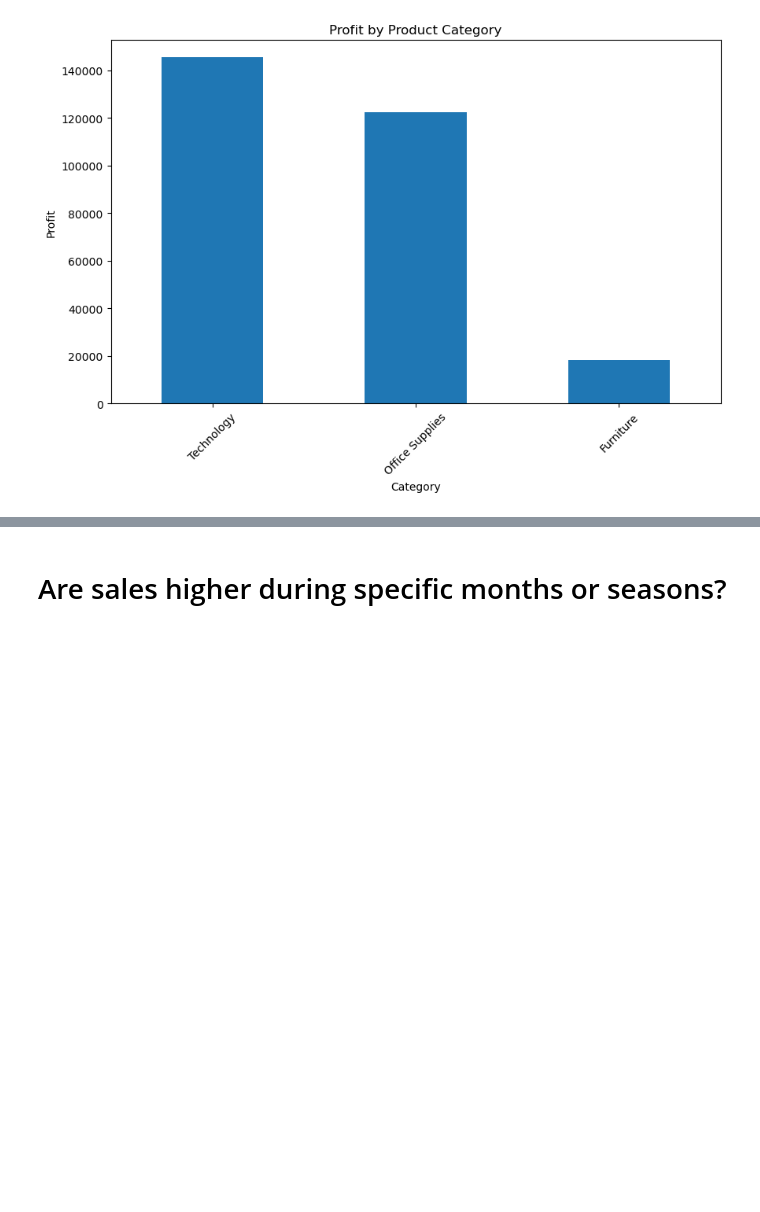
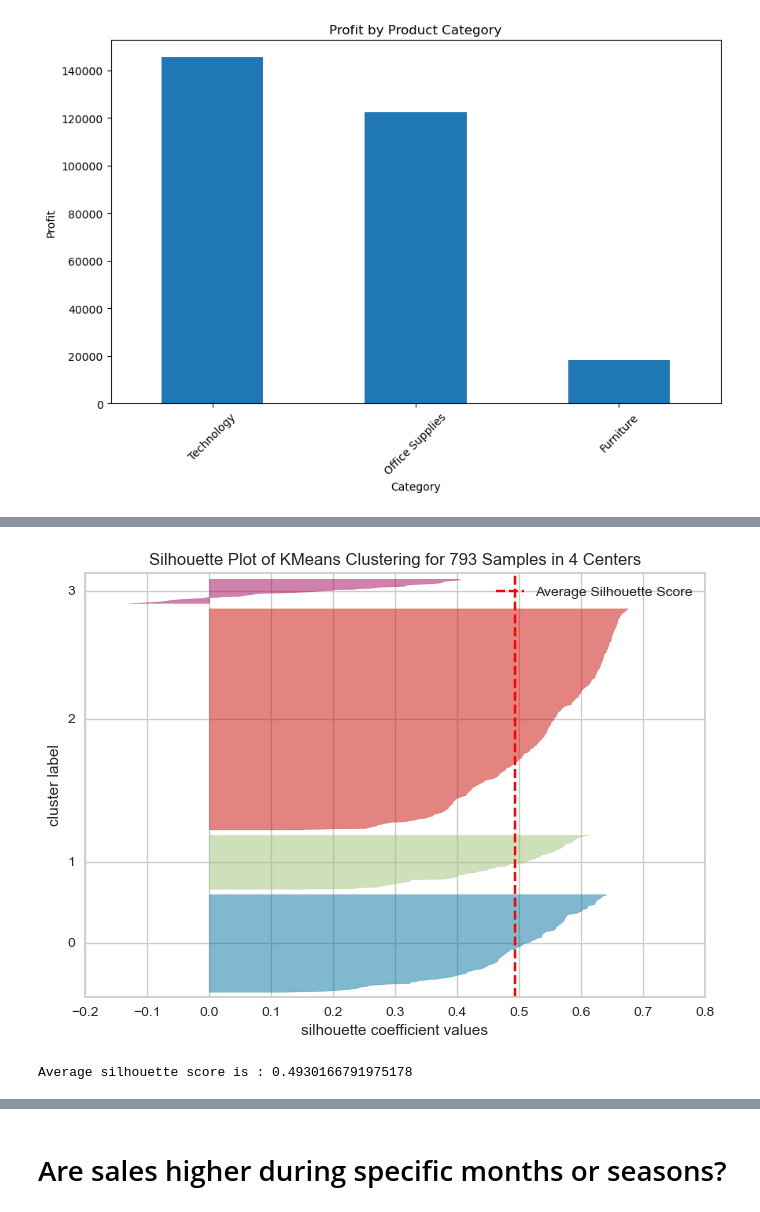
Before and after one commit to Sudha25a/E-Commerce-Project, a Jupyter notebook: E Commerce Analysis .ipynb, the cells around one changed output, grey strips where cells are left out. Saved outputs shown, nothing was run; the diff lists cells and outputs as text; code cells hidden in the pictures; blank space fills up the shorter version.

```diff
--- a/E Commerce Analysis .ipynb
+++ b/E Commerce Analysis .ipynb
@@ -83,0 +144,23 @@ Name: Profit, dtype: float64
+# %%
+# Import necessary libraries
+from sklearn.cluster import KMeans
+from sklearn.metrics import silhouette_score
+from yellowbrick.cluster import SilhouetteVisualizer
+
+# Scale the data
+scaler = StandardScaler()
+rfm_scaled = scaler.fit_transform(rfm_df)
+
+# K-Means Clustering (Example: 3 clusters)
+kmeans = KMeans(n_clusters=4, random_state=42)
+rfm_df['Cluster'] = kmeans.fit_predict(rfm_scaled)
+
+visualizer = SilhouetteVisualizer(kmeans, colors='yellowbrick')
+visualizer.fit(rfm_scaled)        # Fit the data to the visualizer
+visualizer.show()        # Finalize and render the figur
+# Compute the average silhouette score
+silhouette_avg = silhouette_score(rfm_scaled, rfm_df['Cluster'])
+print('Average silhouette score is :' , silhouette_avg)
+# %% [output]
+[figure, added]
+Average silhouette score is : 0.4930166791975178
```
Also changed, not shown: parts of 23 cells of this notebook, 2 other files.
